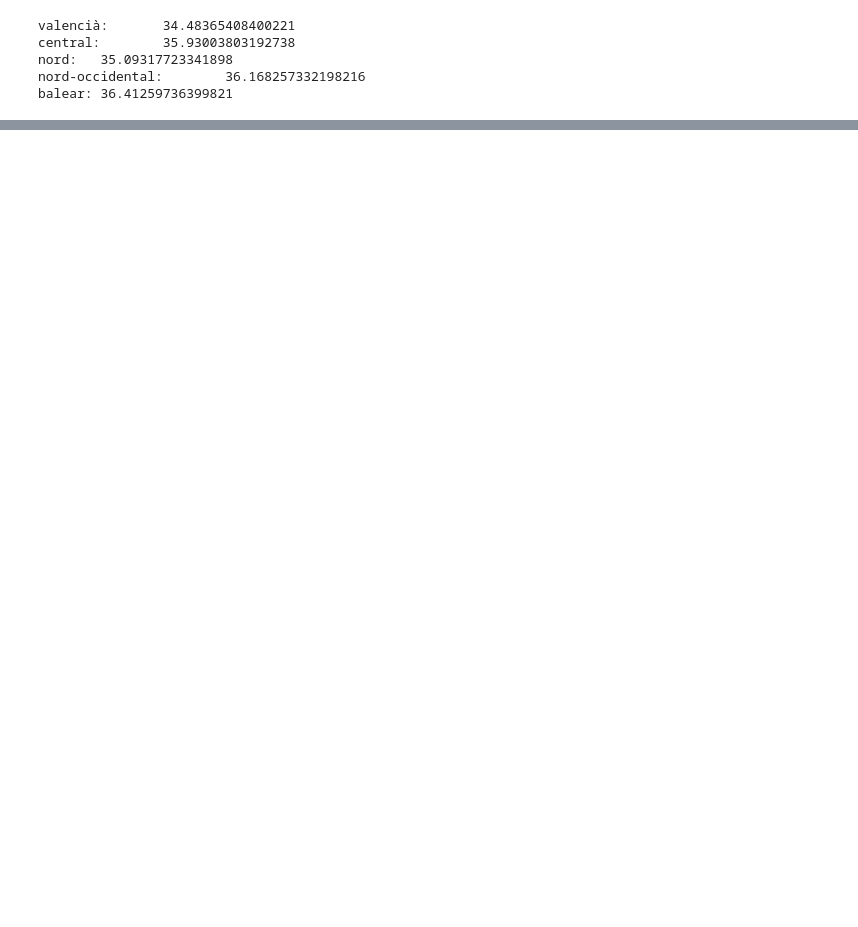
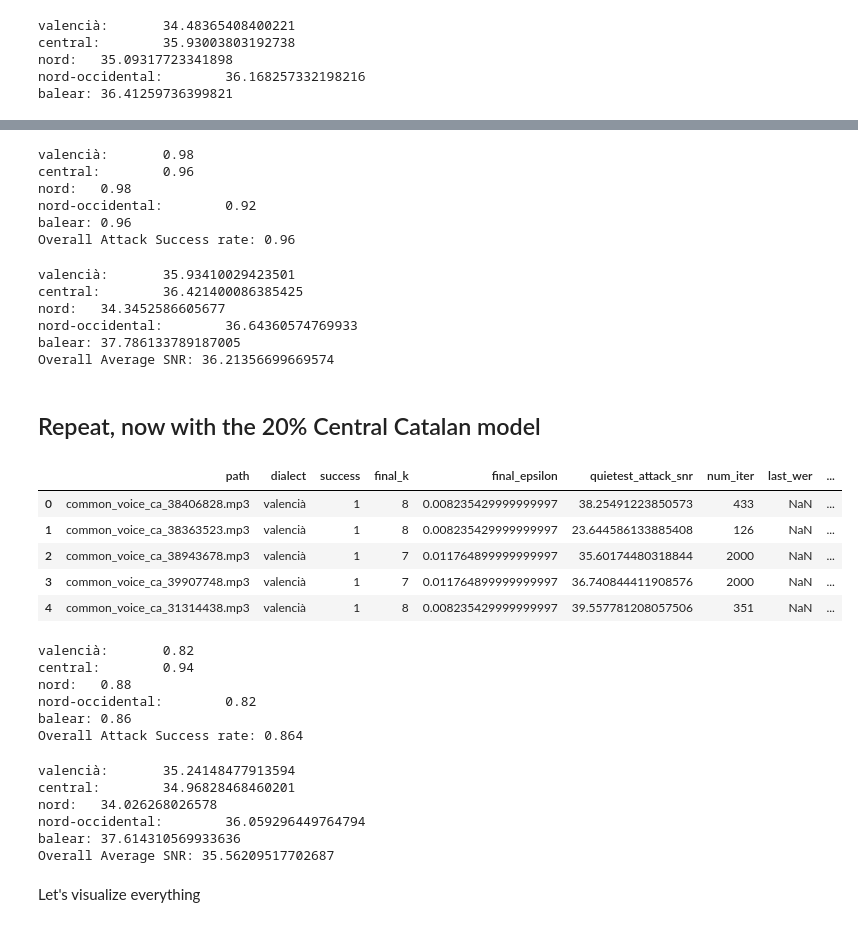
Before and after one commit to zhopto3/DialAttack, a Jupyter notebook: data_analysis/attack_analysis.ipynb, the cells around one changed output, grey strips where cells are left out. Cells and saved outputs as stored; diff of their text form; code cells hidden in the pictures; blank space fills up the shorter version.

```diff
--- a/data_analysis/attack_analysis.ipynb
+++ b/data_analysis/attack_analysis.ipynb
@@ -52,0 +99,65 @@ balear: 36.41259736399821
+# %%
+for dial in ['valencià','central','nord','nord-occidental','balear']:
+    df_temp = df_50[df_50['dialect']==dial]
+    print(f"{dial}:\t{np.sum(df_temp['success'])/len(df_temp)}")
+print(f"Overall Attack Success rate: {df_50['success'].mean()}")
+# %% [output]
+valencià:       0.98
+central:        0.96
+nord:   0.98
+nord-occidental:        0.92
+balear: 0.96
+Overall Attack Success rate: 0.96
+# %%
+for dial in ['valencià','central','nord','nord-occidental','balear']:
+    df_temp = df_50[(df_50['dialect']==dial)&(df_50['success']==1)]
+    print(f"{dial}:\t{df_temp['quietest_attack_snr'].astype(float).mean()}")
+df_all_cor = df_50[df_50['success']==1]
+print(f"Overall Average SNR: {df_all_cor['quietest_attack_snr'].astype(float).mean()}")
+# %% [output]
+valencià:       35.93410029423501
+central:        36.421400086385425
+nord:   34.3452586605677
+nord-occidental:        36.64360574769933
+balear: 37.786133789187005
+Overall Average SNR: 36.21356699669574
+# %% [markdown]
+## Repeat, now with the 20% Central Catalan model
+# %%
+df_20=pd.read_csv("../experiments/central20_53m_v01/eval/attack_stats.tsv",delimiter="\t")
+df_20.replace("NONE",np.nan,inplace=True)
+df_20.head()
+# %% [output]
+|  | path | dialect | success | final_k | final_epsilon | quietest_attack_snr | num_iter | last_wer | ... |
+| 0 | common_voice_ca_38406828.mp3 | valencià | 1 | 8 | 0.008235429999999997 | 38.25491223850573 | 433 | NaN | ... |
+| 1 | common_voice_ca_38363523.mp3 | valencià | 1 | 8 | 0.008235429999999997 | 23.644586133885408 | 126 | NaN | ... |
+| 2 | common_voice_ca_38943678.mp3 | valencià | 1 | 7 | 0.011764899999999997 | 35.60174480318844 | 2000 | NaN | ... |
+| 3 | common_voice_ca_39907748.mp3 | valencià | 1 | 7 | 0.011764899999999997 | 36.740844411908576 | 2000 | NaN | ... |
+| 4 | common_voice_ca_31314438.mp3 | valencià | 1 | 8 | 0.008235429999999997 | 39.557781208057506 | 351 | NaN | ... |
+# %%
+for dial in ['valencià','central','nord','nord-occidental','balear']:
+    df_temp = df_20[df_20['dialect']==dial]
+    print(f"{dial}:\t{np.sum(df_temp['success'])/len(df_temp)}")
+print(f"Overall Attack Success rate: {df_20['success'].mean()}")
+# %% [output]
+valencià:       0.82
+central:        0.94
+nord:   0.88
+nord-occidental:        0.82
+balear: 0.86
+Overall Attack Success rate: 0.864
+# %%
+for dial in ['valencià','central','nord','nord-occidental','balear']:
+    df_temp = df_20[(df_20['dialect']==dial)&(df_20['success']==1)]
+    print(f"{dial}:\t{df_temp['quietest_attack_snr'].astype(float).mean()}")
+df_all_cor = df_20[df_20['success']==1]
+print(f"Overall Average SNR: {df_all_cor['quietest_attack_snr'].astype(float).mean()}")
+# %% [output]
+valencià:       35.24148477913594
+central:        34.96828468460201
+nord:   34.026268026578
+nord-occidental:        36.059296449764794
+balear: 37.614310569933636
+Overall Average SNR: 35.56209517702687
+# %% [markdown]
+Let's visualize everything
```
Also changed, not shown: parts of 23 cells of this notebook.
